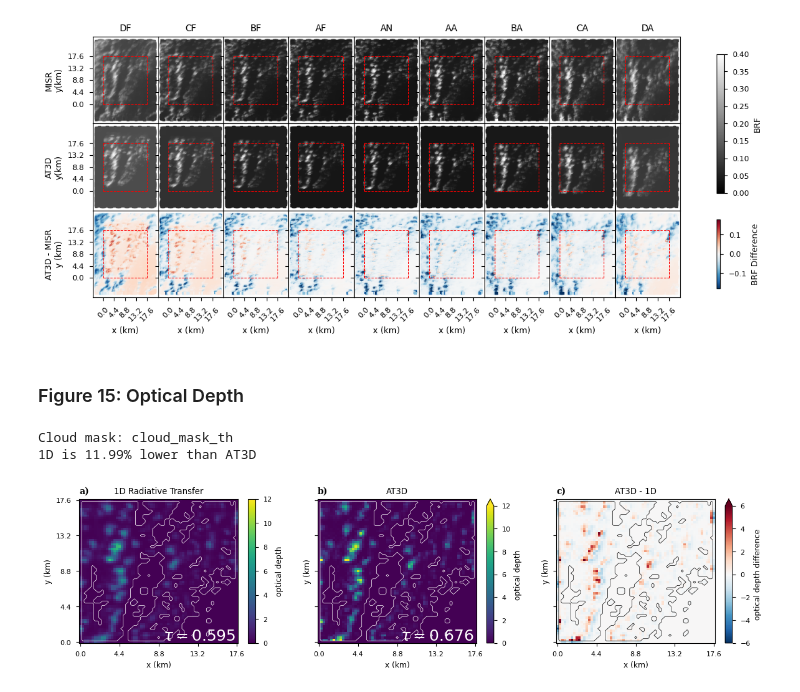
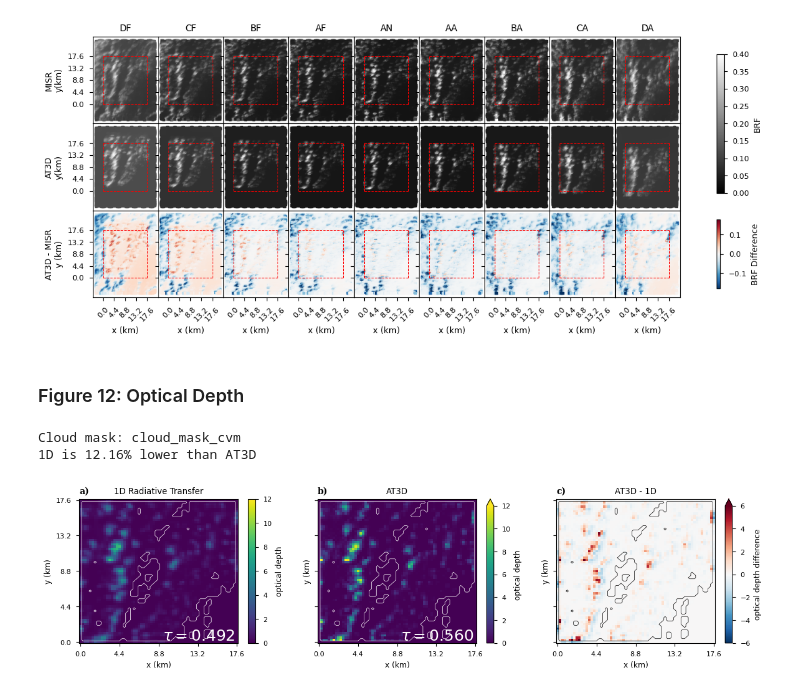
Before and after one commit to jlun17/misr-at3d-camp2ex, a Jupyter notebook: CAMP2Ex_RF17/results_figures/paper_figures.ipynb, the cells around one changed output. Cells and saved outputs as stored; diff of their text form; code cells hidden in the pictures.

Commit message:
figure updates

```diff
--- a/CAMP2Ex_RF17/results_figures/paper_figures.ipynb
+++ b/CAMP2Ex_RF17/results_figures/paper_figures.ipynb
@@ -226,7 +226,7 @@ if(savefigs):
 # %% [output]
 [figure]
 # %% [markdown]
-### Figure 15: Optical Depth
+### Figure 12: Optical Depth
 # %%
 def interp_sensor_to_rte_grid(sensor, rte_grid, interp_var_name):
     x_sensor = sensor.ray_x.data
@@ -261,9 +261,9 @@ cvm['cloud_mask_th'] = (['x', 'y'], th_mask)
 vmin = 0
 vmax = 12
 vrange = 6
-# cloud_mask_name = 'cloud_mask_cvm'
+cloud_mask_name = 'cloud_mask_cvm'
 # cloud_mask_name = 'cloud_mask_at3d'
-cloud_mask_name = 'cloud_mask_th'
+# cloud_mask_name = 'cloud_mask_th'
 
 plt.style.use('seaborn-v0_8-paper')
 f, ax = plt.subplots(1, 3, figsize=(14, 3), sharex=True, sharey=True)
@@ -299,34 +299,34 @@ for i in range(len(ax)):
         colors=cm_colors[i],
         linewidths=0.5
     )
     ax[i].set_xlabel('x (km)')
     ax[i].set_ylabel('y (km)')
     ax[i].set_xticks(ticks)
     ax[i].set_yticks(ticks)
 ax[0].set_title('1D Radiative Transfer')
 ax[1].set_title('AT3D')
 ax[2].set_title('AT3D - 1D')
 
 tau_bar_1d = cloud_1D.tau.where(cvm[cloud_mask_name] > 0).mean().data
 tau_bar_3d = cloud.tau.where(cvm[cloud_mask_name] > 0).mean().data
 
 ax[0].text(17.4, 0.2, r'$\tau = {:.3f}$'.format(tau_bar_1d), ha='right', c='white', size=18)
 ax[1].text(17.4, 0.2, r'$\tau = {:.3f}$'.format(tau_bar_3d), ha='right', c='white', size=18)
 
 print('Cloud mask: {}'.format(cloud_mask_name))
 print('1D is {:.2f}% lower than AT3D'.format(100*(tau_bar_3d - tau_bar_1d) / tau_bar_3d))
 
 set_labels(ax.flatten())
 
 if(savefigs):
     plt.savefig(
-        './figure15_optical_depth_{}.png'.format(cloud_mask_name),
+        '/data/keeling/a/johntl3/b/LundstromPub2025/CAMP2Ex_RF17/all_figures/V02_figure12_optical_depth_{}.png'.format(cloud_mask_name),
         format='png',
         dpi=300,
         bbox_inches='tight',
         transparent=False
     )
 # %% [output]
-Cloud mask: cloud_mask_th
-1D is 11.99% lower than AT3D
+Cloud mask: cloud_mask_cvm
+1D is 12.16% lower than AT3D
-[figure, old version]
+[figure, new version]
```
Also changed, not shown: parts of 6 cells of this notebook, 6 other files.
